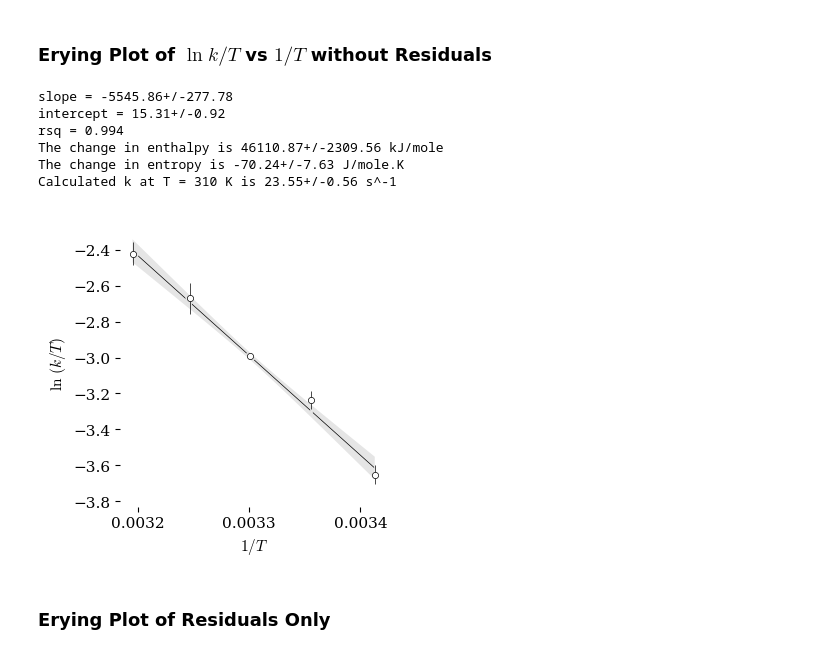
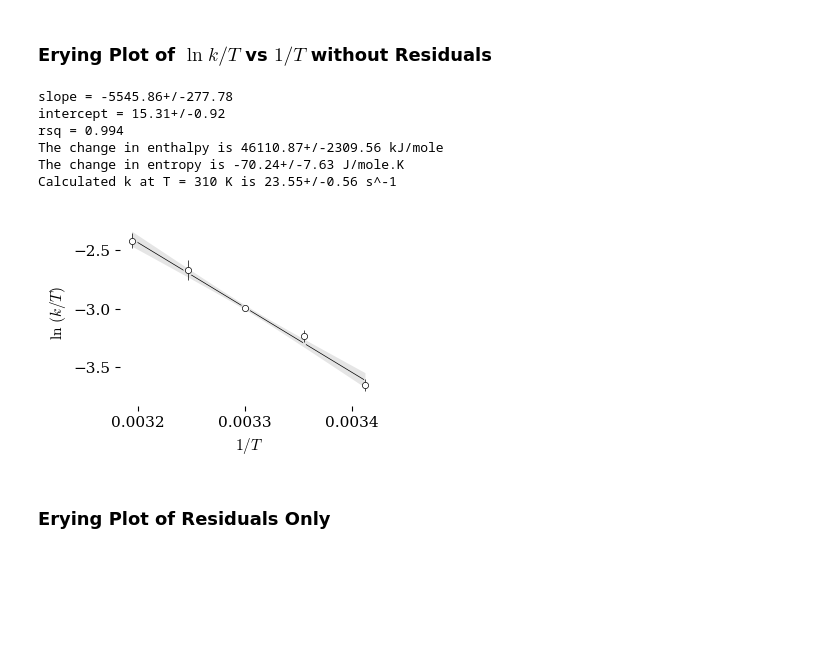
Before and after one commit to blinkletter/PythonPresentation, a Jupyter notebook: 03B-Eyring_Exercises_2_curvefit.ipynb, the cells around one changed output. Saved outputs shown, nothing was run; the diff lists cells and outputs as text; code cells hidden in the pictures; blank space fills up the shorter version.

```diff
--- a/03B-Eyring_Exercises_2_curvefit.ipynb
+++ b/03B-Eyring_Exercises_2_curvefit.ipynb
@@ -1119,7 +1124,7 @@ style = "tufte.mplstyle"
 style_name = location_styles + style
 plt.style.use(style_name)
 
-size = [4,4]
+size = [4,3]
 fig, ax = plt.subplots(nrows=1, ncols=1, figsize=size)
 
 # Settings for plot
@@ -1154,34 +1159,34 @@ sigma = 2
 # upper and lower bounds of uncertain kobs as float values
 fit_up = unp.nominal_values(best_fit_y) + unp.std_devs(best_fit_y) * sigma
 fit_dn = unp.nominal_values(best_fit_y) - unp.std_devs(best_fit_y) * sigma
 
 # make filled band
 ax.fill_between(x_0, fit_up, fit_dn,
                    facecolor="black", alpha=0.1, zorder = 2,
                    label="confidence interval")
 
 # Add error bars
 ax.errorbar(x, y, yerr=y_err*sigma*2, xerr=None, fmt="None",
                ecolor="white", elinewidth=2, zorder=1)
 
 ax.errorbar(x, y, yerr=y_err*sigma, xerr=None, fmt="None",
                ecolor="black", elinewidth=0.5,
              #  capsize=2, capthick=0.5,
                zorder=3)
 ax.set_xticks([0.0032,0.0033,0.0034])
 
 ### Output plot
 plt.tight_layout(pad=2, h_pad=None, w_pad=None, rect=None)
 plt.savefig("plots/3B-11.pdf")
 plt.show()
 # %% [output]
 slope = -5545.86+/-277.78
 intercept = 15.31+/-0.92
 rsq = 0.994
 The change in enthalpy is 46110.87+/-2309.56 kJ/mole
 The change in entropy is -70.24+/-7.63 J/mole.K
 Calculated k at T = 310 K is 23.55+/-0.56 s^-1
-[figure, old version]
+[figure, new version]
 # %% [markdown]
 ### Erying Plot of Residuals Only
 # %%
```
Also changed, not shown: parts of 7 cells of this notebook, 13 other files.
